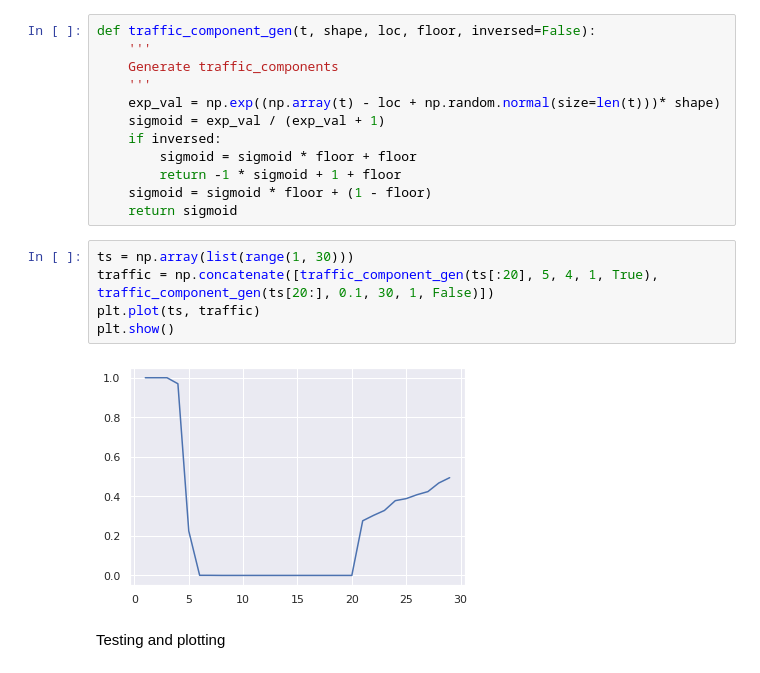
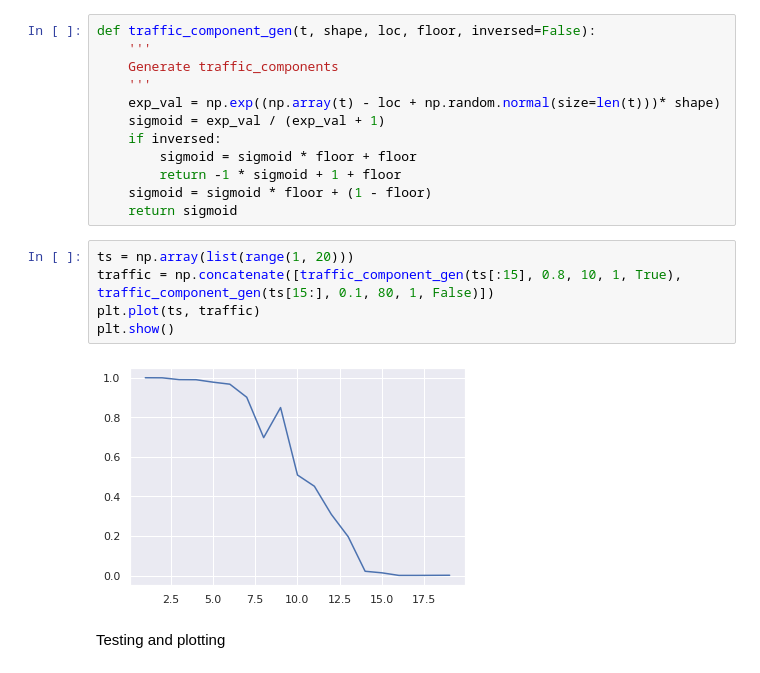
Before and after one commit to tommi-grohn/Corona_Bayesian, a Jupyter notebook: Project_Corona.ipynb, the cells around one changed output. Cells and saved outputs as stored; diff of their text form.

```diff
--- a/Project_Corona.ipynb
+++ b/Project_Corona.ipynb
@@ -402,12 +544,12 @@ def traffic_component_gen(t, shape, loc, floor, inversed=False):
     sigmoid = sigmoid * floor + (1 - floor)
     return sigmoid
 # %%
-ts = np.array(list(range(1, 30)))
-traffic = np.concatenate([traffic_component_gen(ts[:20], 5, 4, 1, True), traffic_component_gen(ts[20:], 0.1, 30, 1, False)])
+ts = np.array(list(range(1, 20)))
+traffic = np.concatenate([traffic_component_gen(ts[:15], 0.8, 10, 1, True), traffic_component_gen(ts[15:], 0.1, 80, 1, False)])
 plt.plot(ts, traffic)
 plt.show()
 # %% [output]
-[figure, old version]
+[figure, new version]
 # %% [markdown]
 Testing and plotting
 # %%
```
Also changed, not shown: parts of 42 cells of this notebook, 2 other files.
